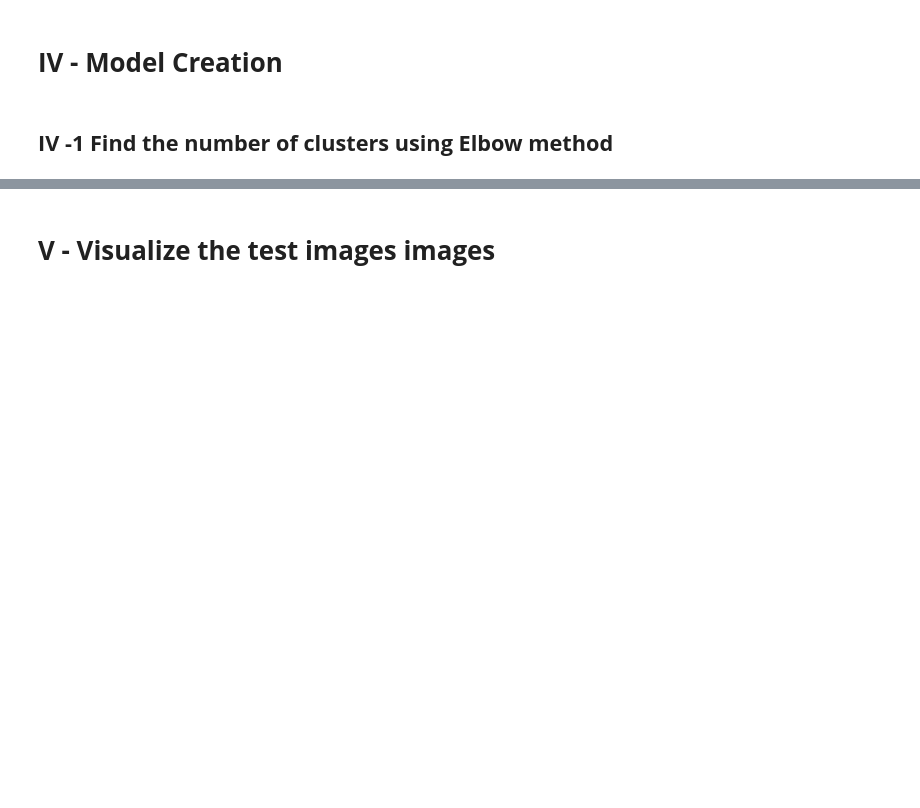
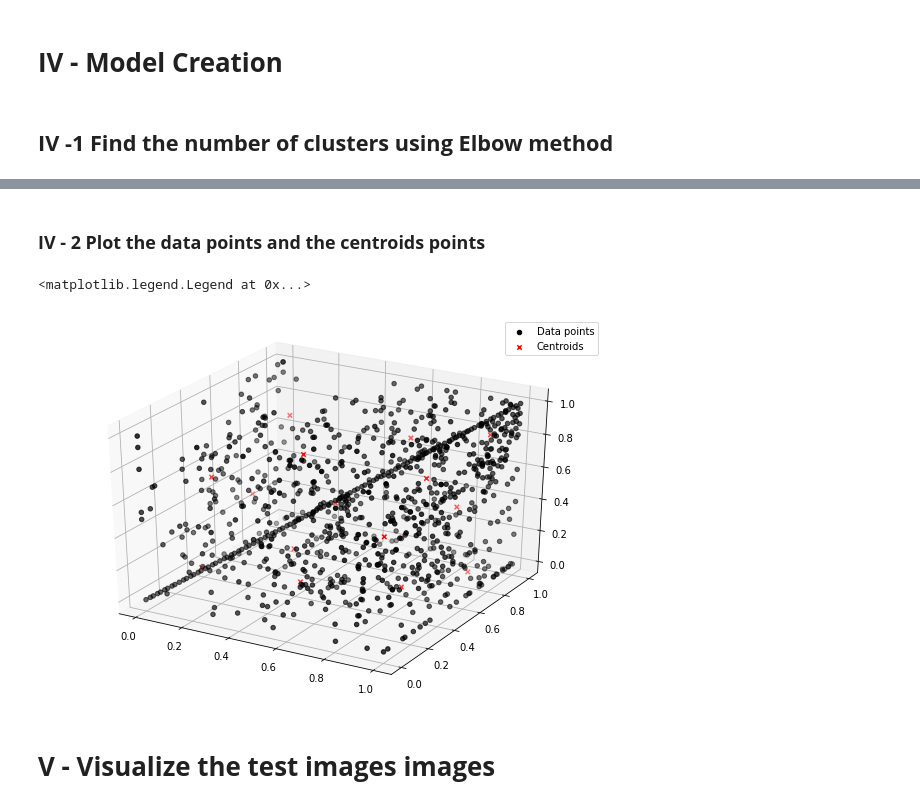
Before and after one commit to tamer017/Image-compression, a Jupyter notebook: Image_compression.ipynb, the cells around one changed output, grey strips where cells are left out. Drawn from its saved outputs; the diff is of its cells as text; code cells hidden in the pictures; blank space fills up the shorter version.

```diff
--- a/Image_compression.ipynb
+++ b/Image_compression.ipynb
@@ -96,6 +107,17 @@ Text(0.5, 1.0, 'K vs J')
 # %%
 # since this curve is very smooth and we cannot pick the elbow so we will use 16 for example to be more realistic for the images
 kmeans = KMeans(n_clusters=16, random_state=0).fit(df)
+# %% [markdown]
+### **IV - 2 Plot the data points and the centroids points**
+# %%
+fig = plt.figure(figsize = (10, 7))
+ax = plt.axes(projection ="3d")
+ax.scatter3D(df["Red"],df["Green"],df["Blue"],color="black")
+ax.scatter3D(kmeans.cluster_centers_[:,0],kmeans.cluster_centers_[:,1],kmeans.cluster_centers_[:,2],color ='red', marker ='x')
+ax.legend(['Data points', 'Centroids'])
+# %% [output]
+<matplotlib.legend.Legend at 0x...>
+[figure, added]
 # %% [markdown]
 # **V - Visualize the test images images**
 # %%
```
Also changed, not shown: parts of 13 cells of this notebook.
